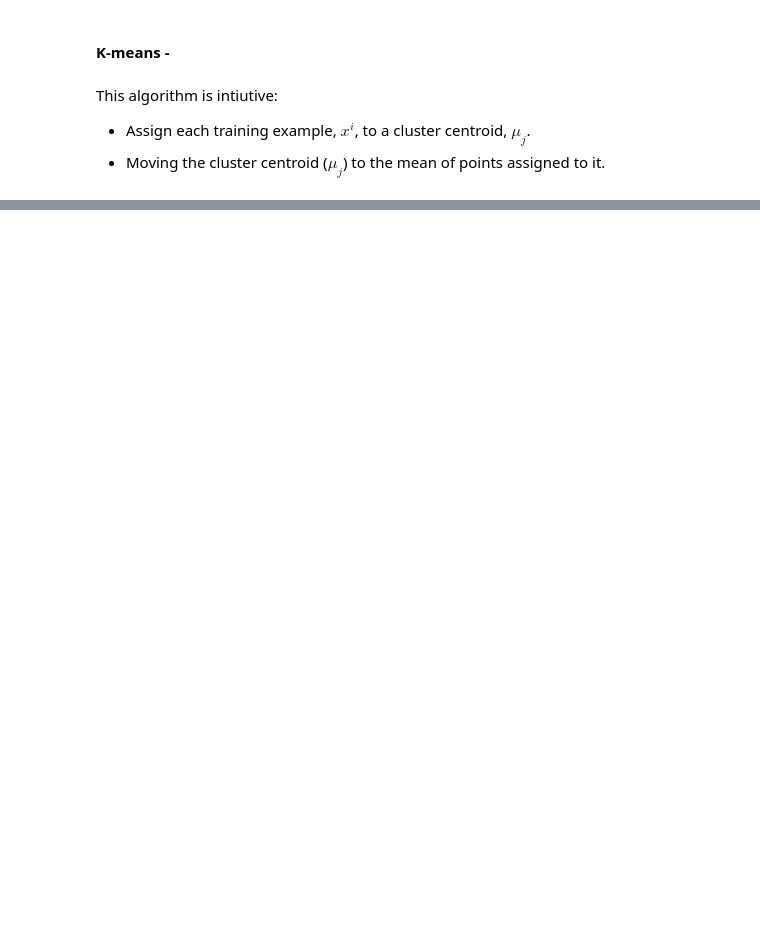
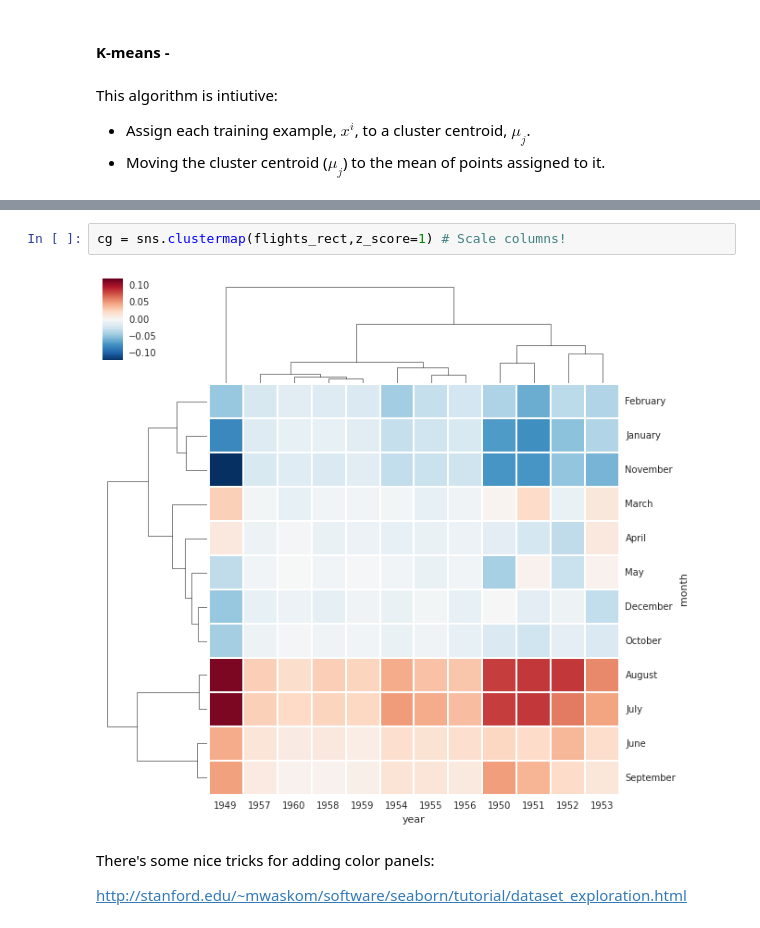
Before and after one commit to lmart999/CS229_ISL, a Jupyter notebook: Unsupervised learning.ipynb, the cells around one changed output, grey strips where cells are left out. Drawn from its saved outputs; the diff is of its cells as text; blank space fills up the shorter version.

```diff
--- a/Unsupervised learning.ipynb
+++ b/Unsupervised learning.ipynb
@@ -85,0 +131,8 @@ plt.title('Assign clusters with kMeans',fontsize=7.5)
+# %%
+cg = sns.clustermap(flights_rect,z_score=1) # Scale columns!
+# %% [output]
+[figure, added]
+# %% [markdown]
+There's some nice tricks for adding color panels:
+
+http://stanford.edu/~mwaskom/software/seaborn/tutorial/dataset_exploration.html
```
Also changed, not shown: parts of 15 cells of this notebook, 8 other files.
